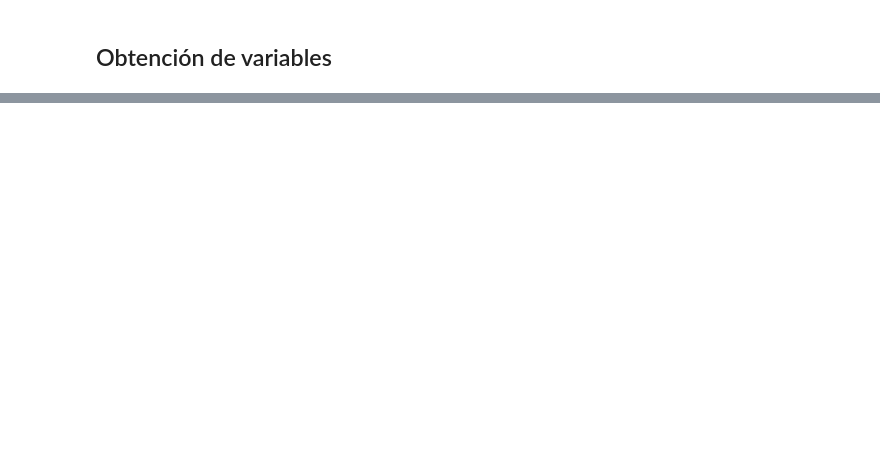
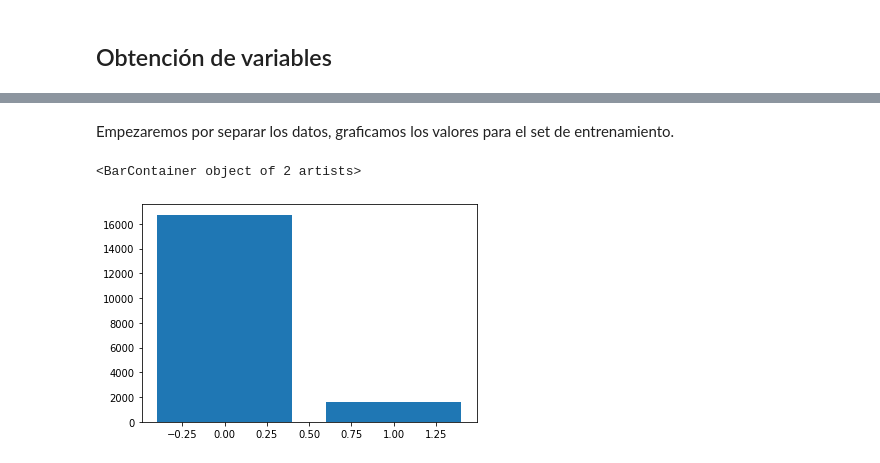
Before and after one commit to JulianDMN/ExcelCredit_Reto3, a Jupyter notebook: Reto3.ipynb, the cells around one changed output, grey strips where cells are left out. Cells and saved outputs as stored; diff of their text form; code cells hidden in the pictures; blank space fills up the shorter version.

```diff
--- a/Reto3.ipynb
+++ b/Reto3.ipynb
@@ -135,0 +516,8 @@ Observamos que "cuotas" no cuantifica comportamientos por crédito per se y aún
+# %% [markdown]
+Empezaremos por separar los datos, graficamos los valores para el set de entrenamiento.
+# %%
+train, test = train_test_split(creditos_norm,test_size=0.2)
+plt.bar(train['estado'].value_counts().index,train['estado'].value_counts().values)
+# %% [output]
+<BarContainer object of 2 artists>
+[figure, added]
```
Also changed, not shown: parts of 85 cells of this notebook.
